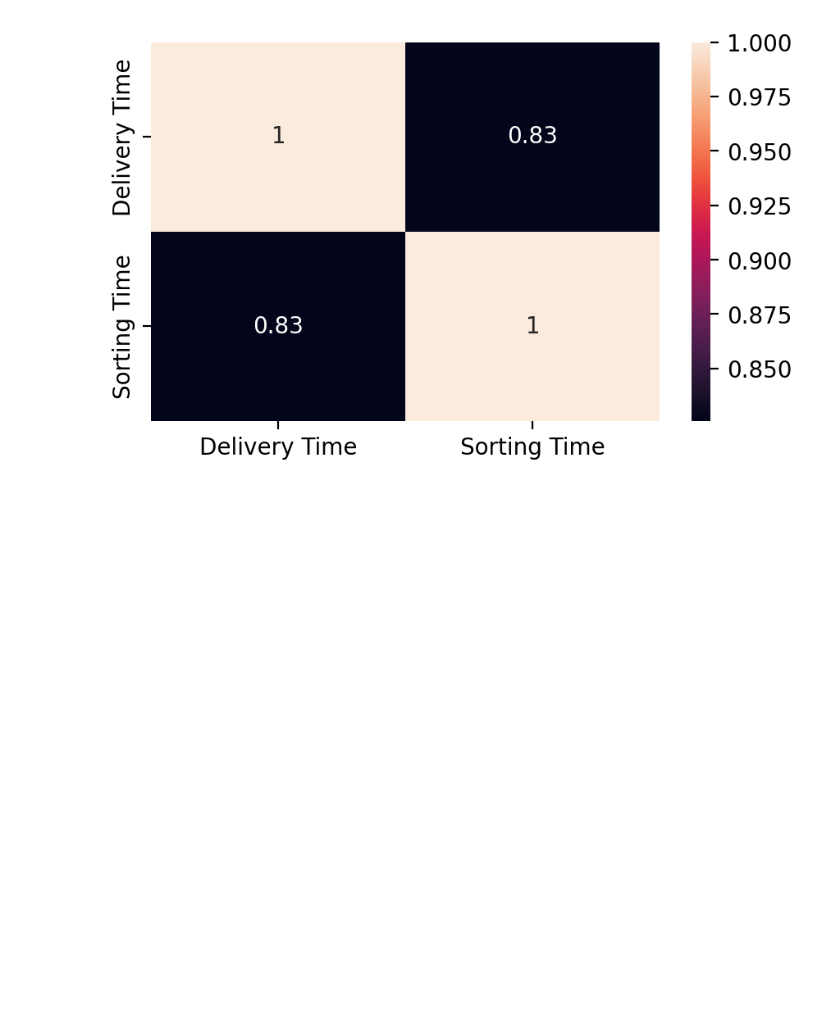
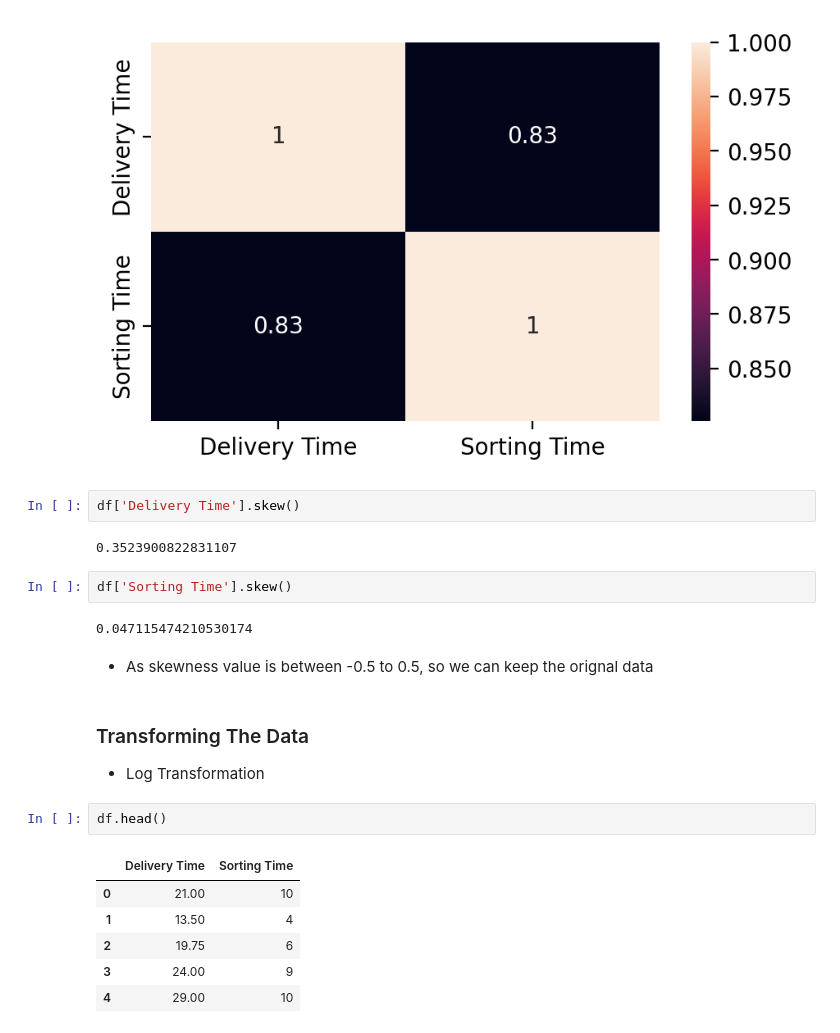
Before and after one commit to kunal-mallick/Data-Science-Assignments, a Jupyter notebook: 04_Simple Linear Regression/Code/Q1.ipynb, the cells around one changed output. Drawn from its saved outputs; the diff is of its cells as text; blank space fills up the shorter version.

```diff
--- a/04_Simple Linear Regression/Code/Q1.ipynb
+++ b/04_Simple Linear Regression/Code/Q1.ipynb
@@ -99,3 +97,26 @@ sns.heatmap(df.corr(), annot=True)
 # %% [output]
 <AxesSubplot:>
 [figure]
+# %%
+df['Delivery Time'].skew()
+# %% [output]
+0.3523900822831107
+# %%
+df['Sorting Time'].skew()
+# %% [output]
+0.047115474210530174
+# %% [markdown]
+- As skewness value is between -0.5 to 0.5, so we can keep the orignal data
+# %% [markdown]
+### Transforming The Data
+
+- Log Transformation
+# %%
+df.head()
+# %% [output]
+|  | Delivery Time | Sorting Time |
+| 0 | 21.00 | 10 |
+| 1 | 13.50 | 4 |
+| 2 | 19.75 | 6 |
+| 3 | 24.00 | 9 |
+| 4 | 29.00 | 10 |
```
Also changed, not shown: parts of 8 cells of this notebook.
